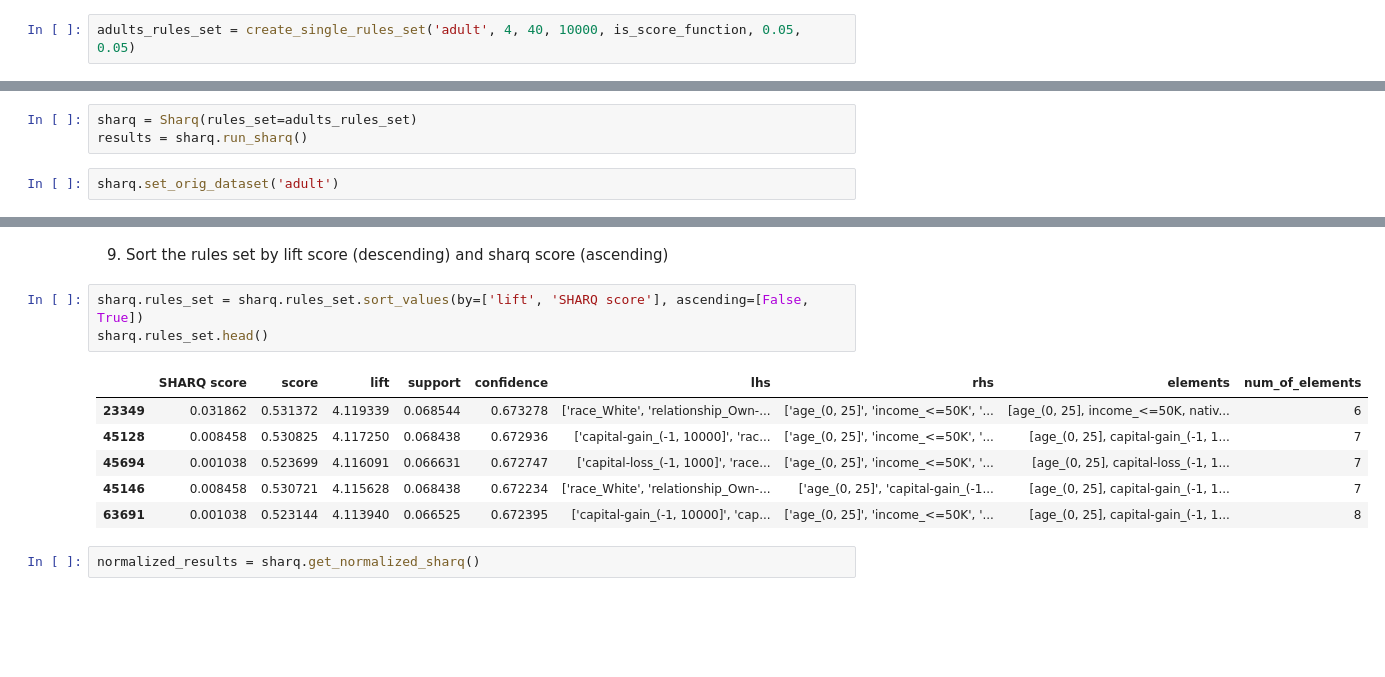
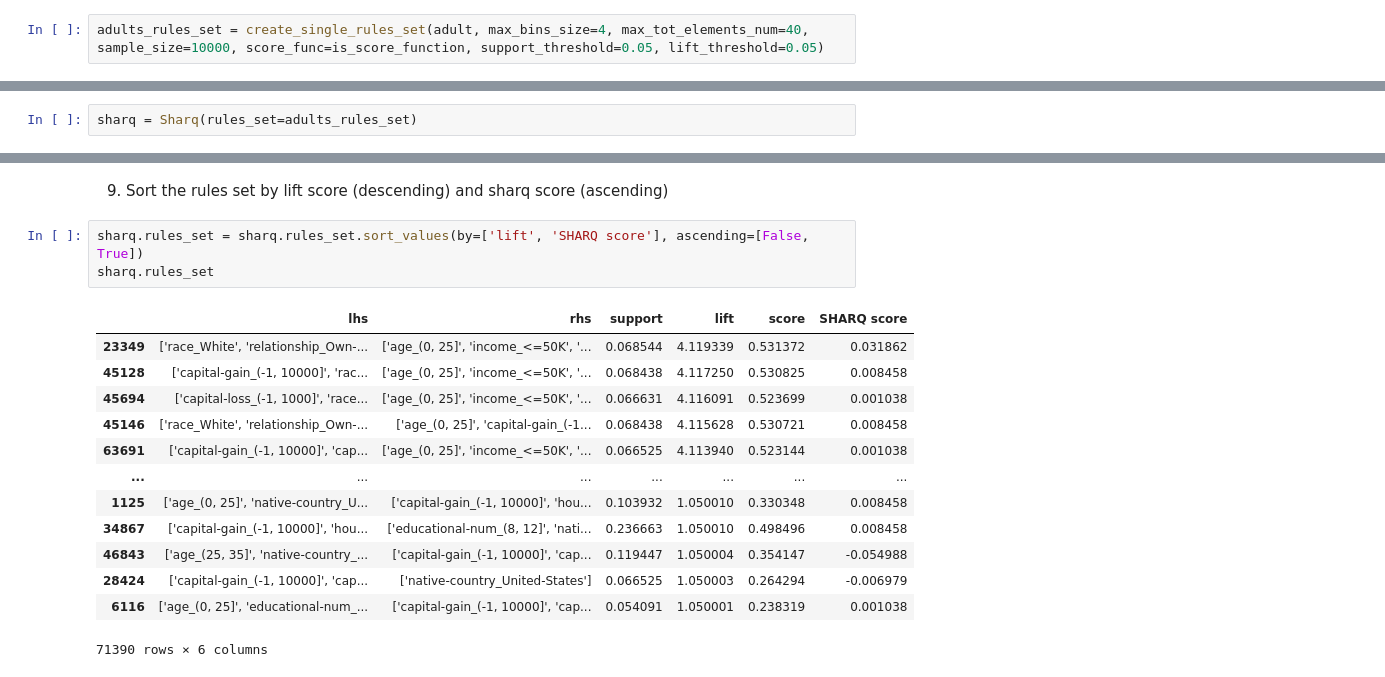
Before and after one commit to hadarib123/SHARQ-demo, a Jupyter notebook: example_notebook_demo_adult.ipynb, the cells around one changed output, grey strips where cells are left out. Cells and saved outputs as stored; diff of their text form; blank space fills up the shorter version.

```diff
--- a/example_notebook_demo_adult.ipynb
+++ b/example_notebook_demo_adult.ipynb
@@ -20,5 +20,5 @@ adult.head()
 # %% [markdown]
 2. Use a utility function from Utilities and create a single rules set for adults income dataset with some default parameters (e.g support threshold=0.05, score function=IS score function, dataset sample = 10000 etc.)
 # %%
-adults_rules_set = create_single_rules_set('adult', 4, 40, 10000, is_score_function, 0.05, 0.05)
+adults_rules_set = create_single_rules_set(adult, max_bins_size=4, max_tot_elements_num=40, sample_size=10000, score_func=is_score_function, support_threshold=0.05, lift_threshold=0.05)
 # %%
@@ -34,9 +41,6 @@ adults_rules_set.head()
 3. Create SHARQ class instance with the Adults Income rules set we mined and run sequential SHARQ* algorithm
 # %%
 sharq = Sharq(rules_set=adults_rules_set)
-results = sharq.run_sharq()
-# %%
-sharq.set_orig_dataset('adult')
 # %% [markdown]
 4. Get SHARQ results of the top and bottom 5 elements with a frequency threshold of 2%
 # %%
@@ -82,13 +93,18 @@ sharq.rules_set.head()
 9. Sort the rules set by lift score (descending) and sharq score (ascending)
 # %%
 sharq.rules_set = sharq.rules_set.sort_values(by=['lift', 'SHARQ score'], ascending=[False, True])
-sharq.rules_set.head()
+sharq.rules_set
 # %% [output]
-|  | SHARQ score | score | lift | support | confidence | lhs | rhs | elements | num_of_elements |
-| 23349 | 0.031862 | 0.531372 | 4.119339 | 0.068544 | 0.673278 | ['race_White', 'relationship_Own-... | ['age_(0, 25]', 'income_<=50K', '... | [age_(0, 25], income_<=50K, nativ... | 6 |
-| 45128 | 0.008458 | 0.530825 | 4.117250 | 0.068438 | 0.672936 | ['capital-gain_(-1, 10000]', 'rac... | ['age_(0, 25]', 'income_<=50K', '... | [age_(0, 25], capital-gain_(-1, 1... | 7 |
-| 45694 | 0.001038 | 0.523699 | 4.116091 | 0.066631 | 0.672747 | ['capital-loss_(-1, 1000]', 'race... | ['age_(0, 25]', 'income_<=50K', '... | [age_(0, 25], capital-loss_(-1, 1... | 7 |
-| 45146 | 0.008458 | 0.530721 | 4.115628 | 0.068438 | 0.672234 | ['race_White', 'relationship_Own-... | ['age_(0, 25]', 'capital-gain_(-1... | [age_(0, 25], capital-gain_(-1, 1... | 7 |
-| 63691 | 0.001038 | 0.523144 | 4.113940 | 0.066525 | 0.672395 | ['capital-gain_(-1, 10000]', 'cap... | ['age_(0, 25]', 'income_<=50K', '... | [age_(0, 25], capital-gain_(-1, 1... | 8 |
+|  | lhs | rhs | support | lift | score | SHARQ score |
+| 23349 | ['race_White', 'relationship_Own-... | ['age_(0, 25]', 'income_<=50K', '... | 0.068544 | 4.119339 | 0.531372 | 0.031862 |
+| 45128 | ['capital-gain_(-1, 10000]', 'rac... | ['age_(0, 25]', 'income_<=50K', '... | 0.068438 | 4.117250 | 0.530825 | 0.008458 |
+| 45694 | ['capital-loss_(-1, 1000]', 'race... | ['age_(0, 25]', 'income_<=50K', '... | 0.066631 | 4.116091 | 0.523699 | 0.001038 |
+| 45146 | ['race_White', 'relationship_Own-... | ['age_(0, 25]', 'capital-gain_(-1... | 0.068438 | 4.115628 | 0.530721 | 0.008458 |
+| 63691 | ['capital-gain_(-1, 10000]', 'cap... | ['age_(0, 25]', 'income_<=50K', '... | 0.066525 | 4.113940 | 0.523144 | 0.001038 |
+| ... | ... | ... | ... | ... | ... | ... |
+| 1125 | ['age_(0, 25]', 'native-country_U... | ['capital-gain_(-1, 10000]', 'hou... | 0.103932 | 1.050010 | 0.330348 | 0.008458 |
+| 34867 | ['capital-gain_(-1, 10000]', 'hou... | ['educational-num_(8, 12]', 'nati... | 0.236663 | 1.050010 | 0.498496 | 0.008458 |
+| 46843 | ['age_(25, 35]', 'native-country_... | ['capital-gain_(-1, 10000]', 'cap... | 0.119447 | 1.050004 | 0.354147 | -0.054988 |
+| 28424 | ['capital-gain_(-1, 10000]', 'cap... | ['native-country_United-States'] | 0.066525 | 1.050003 | 0.264294 | -0.006979 |
+| 6116 | ['age_(0, 25]', 'educational-num_... | ['capital-gain_(-1, 10000]', 'cap... | 0.054091 | 1.050001 | 0.238319 | 0.001038 |
+71390 rows × 6 columns
-# %%
-normalized_results = sharq.get_normalized_sharq()
```
Also changed, not shown: parts of 10 cells of this notebook.
